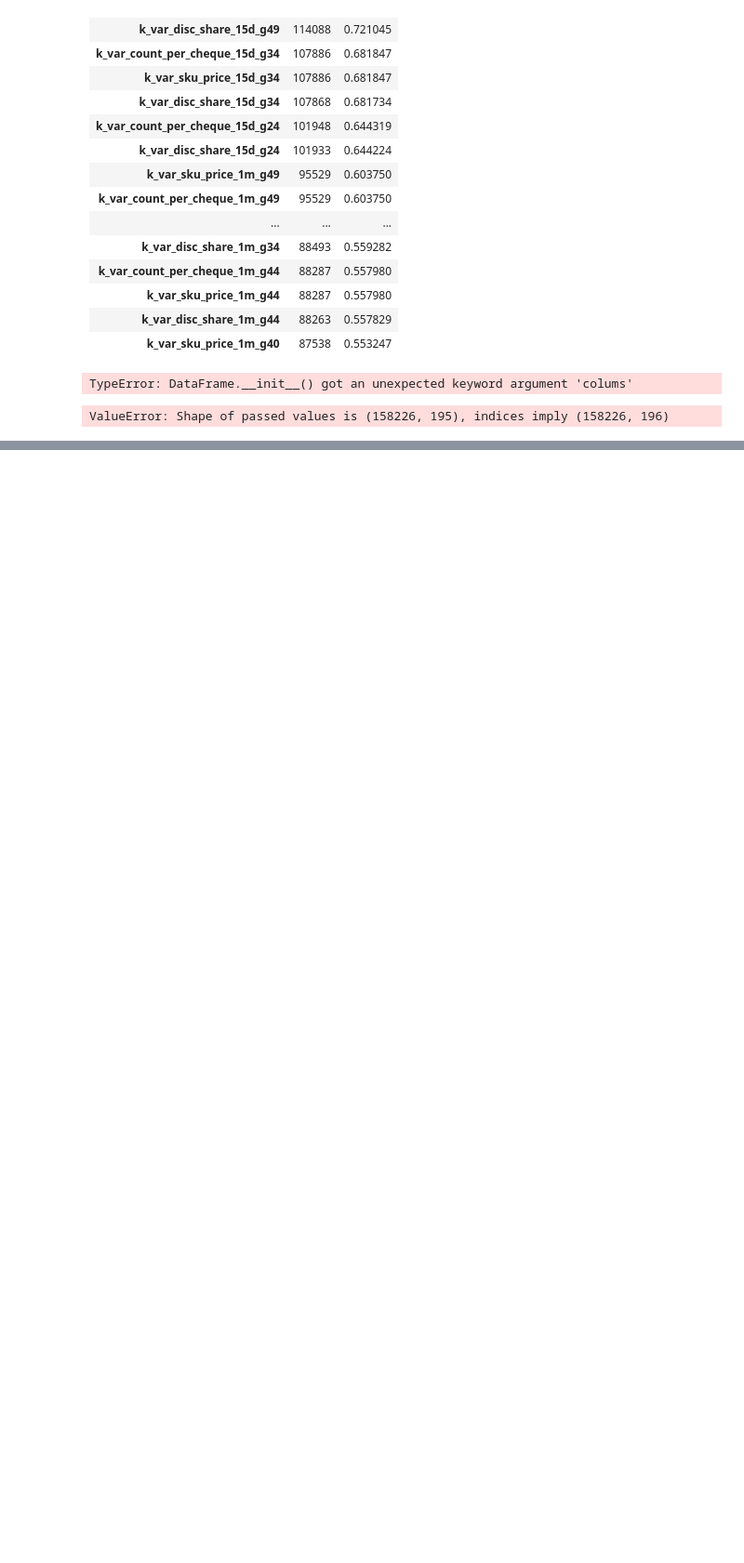
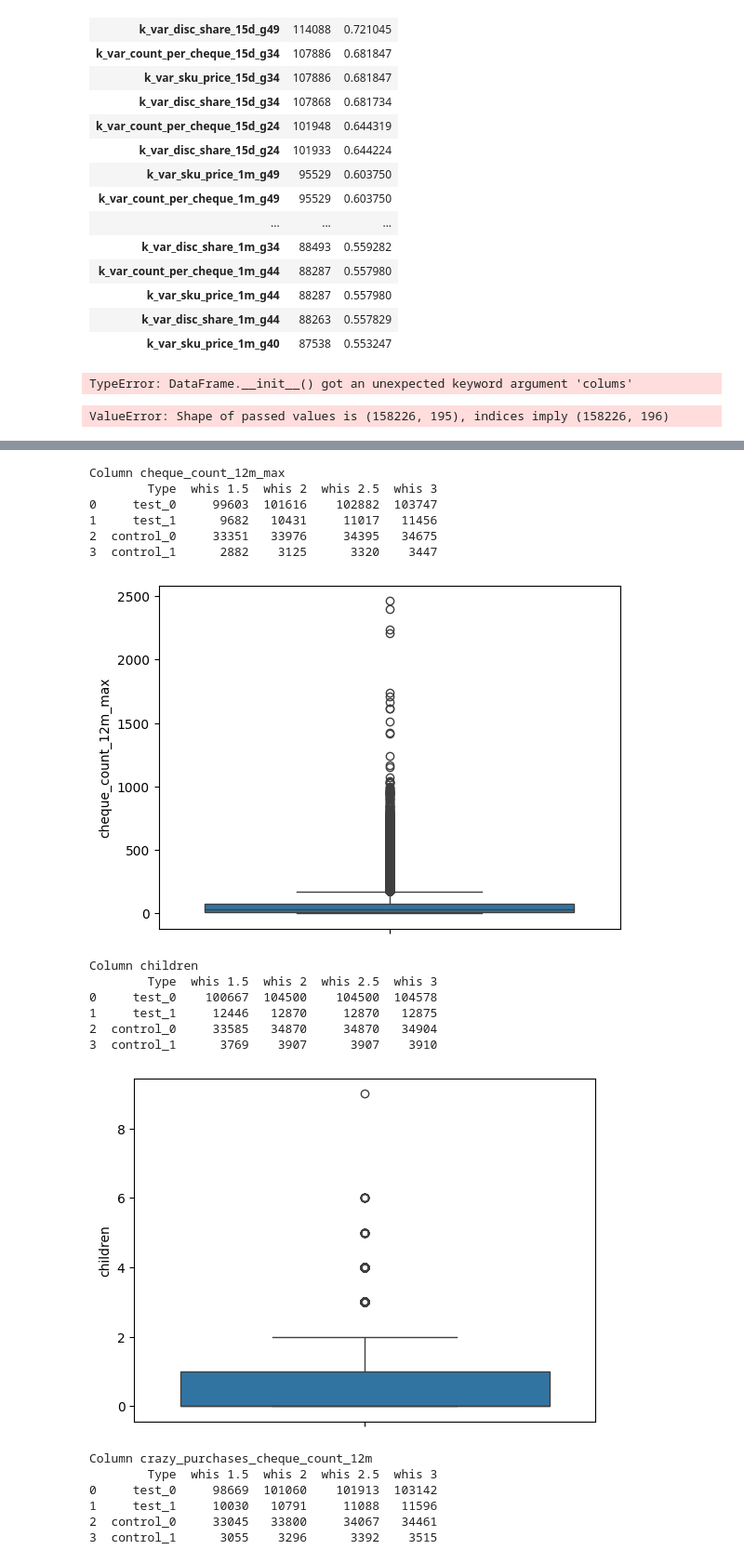
Before and after one commit to Bhupendra-glitch/Experimentation-Uplift-Modeling, a Jupyter notebook: Experimentation_Uplift_Modeling.ipynb, the cells around one changed output, grey strips where cells are left out. Shown at 93% size. Cells and saved outputs as stored; diff of their text form; code cells hidden in the pictures; blank space fills up the shorter version.

```diff
--- a/Experimentation_Uplift_Modeling.ipynb
+++ b/Experimentation_Uplift_Modeling.ipynb
@@ -124,0 +131,21 @@ def get_columns_list(data, columns):
+# %%
+collect_features = {
+    'cheque_count_12m_max'             : (get_columns_list(pdf_outliers, ['cheque_count_12m_g{}'.format(i) for i in all_groups]), 'sum'),
+    'children'                         : (['children'], 'max'),
+    'crazy_purchases_cheque_count_12m' : (['crazy_purchases_cheque_count_12m'], 'max'),
+    'k_var_disc_share_6m_max'          : (get_columns_list(pdf_outliers, ['k_var_disc_share_6m_g{}'.format(i) for i in all_groups]), 'max'),
+    'k_var_sku_price_6m_max'           : (get_columns_list(pdf_outliers, ['k_var_sku_price_6m_g{}'.format(i) for i in all_groups]), 'max'),
+    'sale_sum_12m_sum'                  : (get_columns_list(pdf_outliers, ['sale_sum_6m_g{}'.format(i) for i in all_groups]), 'sum'),
+}
+# %%
+for key in collect_features.keys():
+    method = collect_features[key][1]
+
+    if method == 'max':
+        pdf_outliers.loc[:, key] = pdf_outliers[collect_features[key][0]].max(axis=1)
+    elif method == 'sum':
+        pdf_outliers.loc[:, key] = pdf_outliers[collect_features[key][0]].sum(axis=1)
+    elif method == 'max':
+        pdf_outliers.loc[:, key] = pdf_outliers[collect_features[key][0]].max(axis=1)
+    elif method == 'min':
+        pdf_outliers.loc[:, key] = pdf_outliers[collect_features[key][0]].min(axis=1)
@@ -124,0 +154,37 @@ def get_columns_list(data, columns):
+# %%
+for key in collect_features.keys():
+    print('Column', key)
+
+    dataframe = {'Type' : ['test_0', 'test_1', 'control_0', 'control_1']}
+    for whis in [1.5, 2, 2.5, 3]:
+        IQR = pdf_outliers[key].quantile(0.75) - pdf_outliers[key].quantile(0.25)
+        sample = pdf_outliers[pdf_outliers[key] <= pdf_outliers[key].quantile(0.75) + IQR * whis]
+        sample_test = sample[sample['group'] == 0]['response_att'].value_counts()
+        sample_control = sample[sample['group'] == 1]['response_att'].value_counts()
+
+        dataframe['whis {}'.format(whis)] = [sample_test[0], sample_test[1], sample_control[0], sample_control[1]]
+
+    print(pd.DataFrame(dataframe))
+    sns.boxplot(pdf_outliers[key])
+    plt.show()
+# %% [output]
+Column cheque_count_12m_max
+        Type  whis 1.5  whis 2  whis 2.5  whis 3
+0     test_0     99603  101616    102882  103747
+1     test_1      9682   10431     11017   11456
+2  control_0     33351   33976     34395   34675
+3  control_1      2882    3125      3320    3447
+[figure, added]
+Column children
+        Type  whis 1.5  whis 2  whis 2.5  whis 3
+0     test_0    100667  104500    104500  104578
+1     test_1     12446   12870     12870   12875
+2  control_0     33585   34870     34870   34904
+3  control_1      3769    3907      3907    3910
+[figure, added]
+Column crazy_purchases_cheque_count_12m
+        Type  whis 1.5  whis 2  whis 2.5  whis 3
+0     test_0     98669  101060    101913  103142
+1     test_1     10030   10791     11088   11596
+2  control_0     33045   33800     34067   34461
+3  control_1      3055    3296      3392    3515
```
Also changed, not shown: parts of 6 cells of this notebook.
